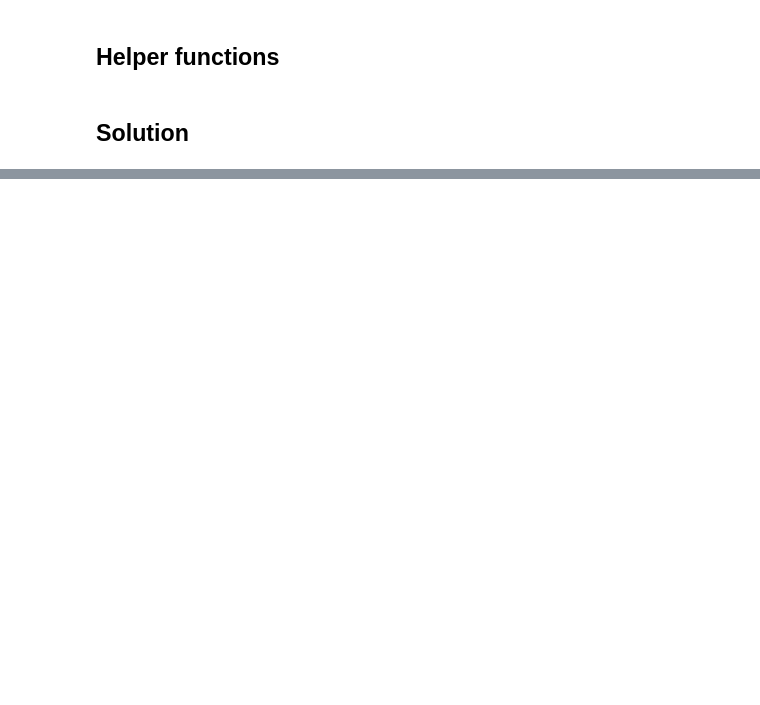
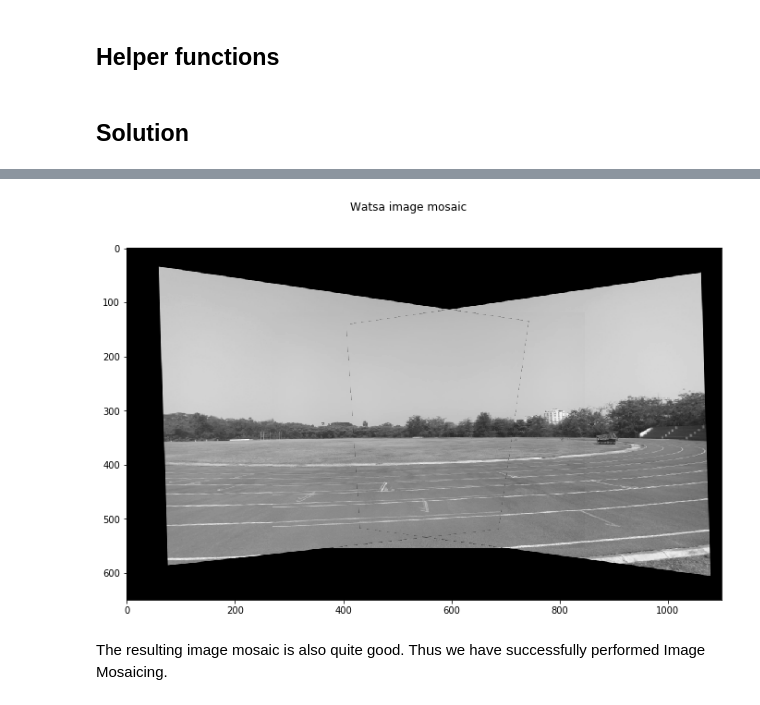
Before and after one commit to shreyasnn1/EE5175-Image-Signal-Processing, a Jupyter notebook: Lab3/lab3.ipynb, the cells around one changed output, grey strips where cells are left out. Drawn from its saved outputs; the diff is of its cells as text; code cells hidden in the pictures; blank space fills up the shorter version.

```diff
--- a/Lab3/lab3.ipynb
+++ b/Lab3/lab3.ipynb
@@ -150,0 +206,15 @@ Computed H23
+# %%
+# Create the image mosaic from the 3 images shown above.
+# The optimal canvas size, offsetRow and offsetCol are found by trial and error
+# so that the final stitched image fully fits into the given canvas size.
+canvas = compute_mosaic(pics[:3],1, canvas_size=(650, 1100), offsetRow=120, offsetCol = 270)
+
+# Plot the image canvas
+plt.figure(figsize=(19,7))
+plt.suptitle("Watsa image mosaic")
+plt.imshow(canvas,cmap = 'gray')
+plt.savefig("Watsa_image_mosaic.png")
+# %% [output]
+[figure, added]
+# %% [markdown]
+The resulting image mosaic is also quite good. Thus we have successfully performed Image Mosaicing.
```
Also changed, not shown: parts of 10 cells of this notebook.
